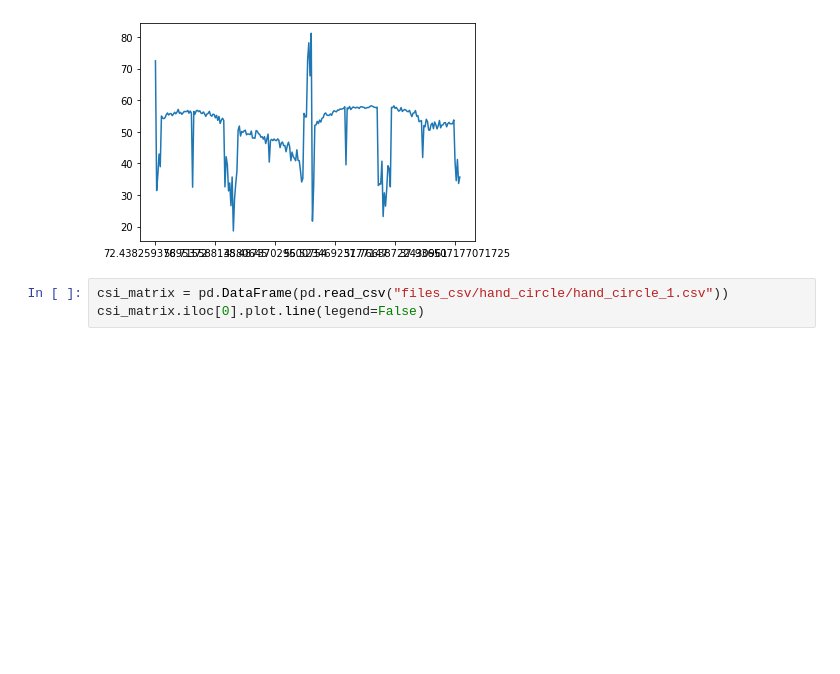
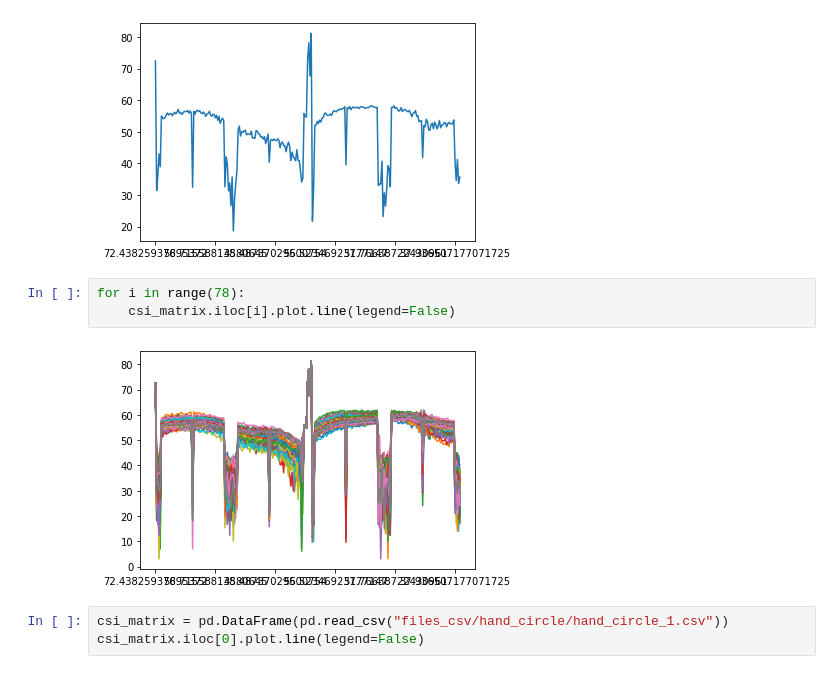
Before and after one commit to srk-practicum/2022-knu-wmi, a Jupyter notebook: LinePlot(frame).ipynb, the cells around one changed output. Cells and saved outputs as stored; diff of their text form; blank space fills up the shorter version.

Commit message:
LinePlot(frame)

```diff
--- a/LinePlot(frame).ipynb
+++ b/LinePlot(frame).ipynb
@@ -5,6 +5,11 @@ csi_matrix.iloc[0].plot.line(legend=False)
 # %% [output]
 <AxesSubplot:>
 [figure]
+# %%
+for i in range(78):
+    csi_matrix.iloc[i].plot.line(legend=False)
+# %% [output]
+[figure, added]
 # %%
 csi_matrix = pd.DataFrame(pd.read_csv("files_csv/hand_circle/hand_circle_1.csv"))
 csi_matrix.iloc[0].plot.line(legend=False)
```
